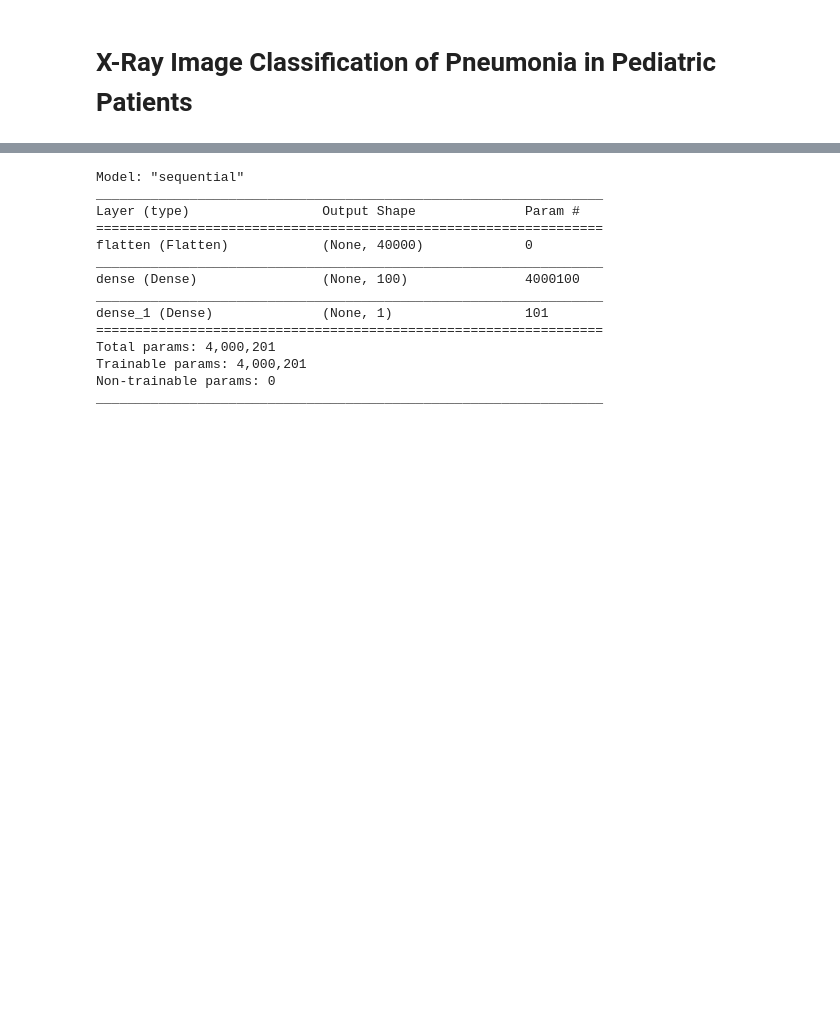
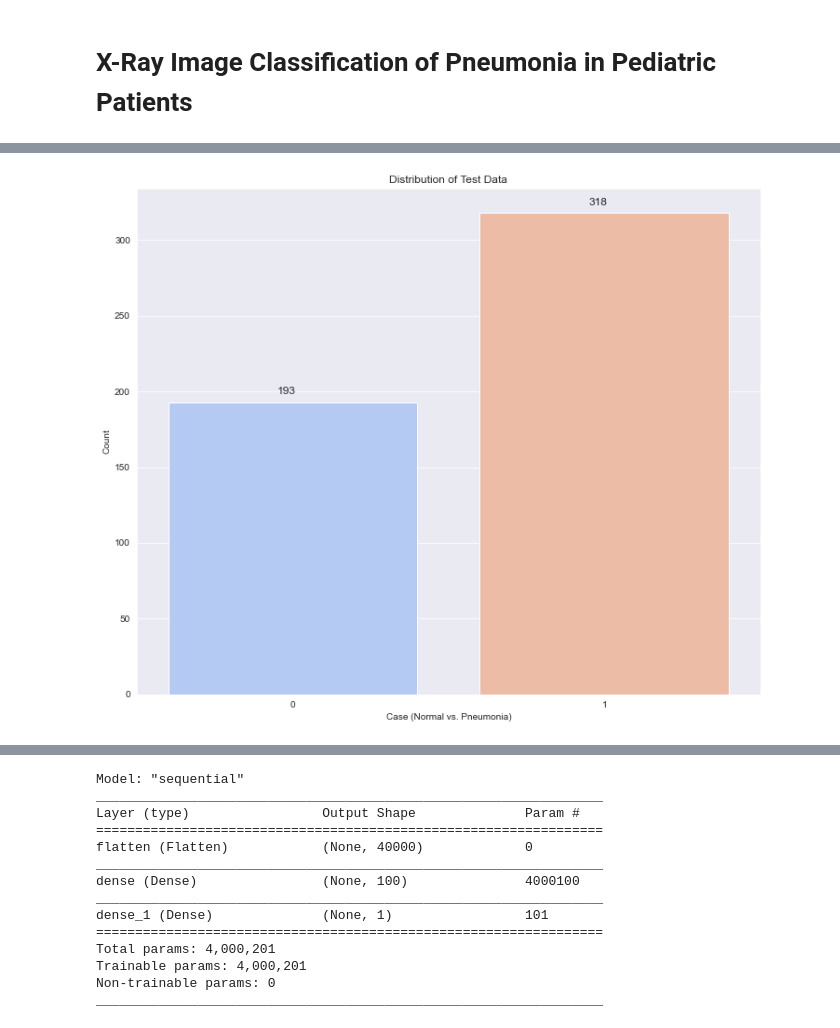
Before and after one commit to toscatle/pneumonia_xray_analysis, a Jupyter notebook: pneumonia_xray_analysis.ipynb, the cells around one changed output, grey strips where cells are left out. Drawn from its saved outputs; the diff is of its cells as text; code cells hidden in the pictures; blank space fills up the shorter version.

```diff
--- a/pneumonia_xray_analysis.ipynb
+++ b/pneumonia_xray_analysis.ipynb
@@ -273,0 +108,21 @@ model_1 = baseline_model()
+# %%
+#same steps as above to visualize test data
+#getting path to normal and pneumonia sub-directories
+test_norm_path = os.path.join(test_path, 'NORMAL')
+test_pneumonia_path = os.path.join(test_path, 'PNEUMONIA')
+
+
+test_normal = Path(test_norm_path).glob('*.jpeg')
+test_pneumonia = Path(test_pneumonia_path).glob('*.jpeg')
+
+#now, looping through the above lists to append to a new list that will contain all cases in test data
+test_df = []
+for img in test_normal:
+    test_df.append((img,0)) # label 0 is for normal cases
+for img in test_pneumonia:
+    test_df.append((img,1)) # label 1 is for pneumonia cases
+
+test_df = pd.DataFrame(test_df, columns=['image', 'label'], index=None)
+
+#checking first few rows of the training dataframe
+test_df.head()
@@ -273,0 +136,15 @@ model_1 = baseline_model()
+# %%
+#visualizing data distribution in test set
+plt.figure(figsize=(12, 10))
+sns.set_style("darkgrid")
+
+ax = sns.countplot(test_df['label'], palette = 'coolwarm')
+ax.set(xlabel="Case (Normal vs. Pneumonia)", ylabel="Count")
+#adding the count total above each label
+for p in ax.patches:
+    ax.annotate((p.get_height()), (p.get_x()+0.35, p.get_height()+5), fontsize = 12)
+
+plt.title('Distribution of Test Data', fontsize=12)
+plt.show()
+# %% [output]
+[figure, added]
```
Also changed, not shown: parts of 106 cells of this notebook, 1 other file.
